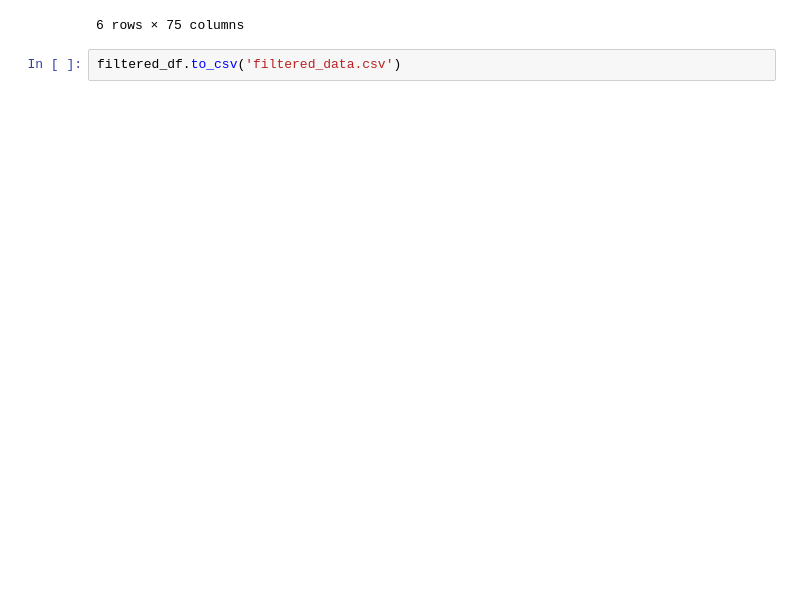
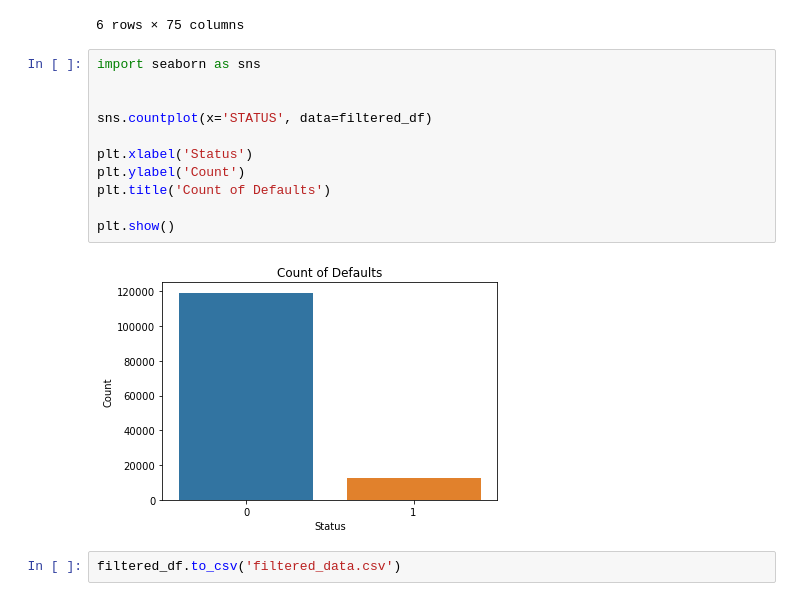
Before and after one commit to ystan98/FA, a Jupyter notebook: Part 1 - Filtering Millennials.ipynb, the cells around one changed output. Drawn from its saved outputs; the diff is of its cells as text; blank space fills up the shorter version.

```diff
--- a/Part 1 - Filtering Millennials.ipynb
+++ b/Part 1 - Filtering Millennials.ipynb
@@ -177,5 +177,18 @@ filtered_df.groupby('NAME_HOUSING_TYPE').count()
 | Rented apartment | 2921 | 2921 | 2921 | 2921 | 2921 | 2921 | ... |
 | With parents | 9284 | 9284 | 9284 | 9284 | 9284 | 9284 | ... |
 6 rows × 75 columns
+# %%
+import seaborn as sns
+
+
+sns.countplot(x='STATUS', data=filtered_df)
+
+plt.xlabel('Status')
+plt.ylabel('Count')
+plt.title('Count of Defaults')
+
+plt.show()
+# %% [output]
+[figure, added]
 # %%
 filtered_df.to_csv('filtered_data.csv')
```
Also changed, not shown: parts of 4 cells of this notebook.
